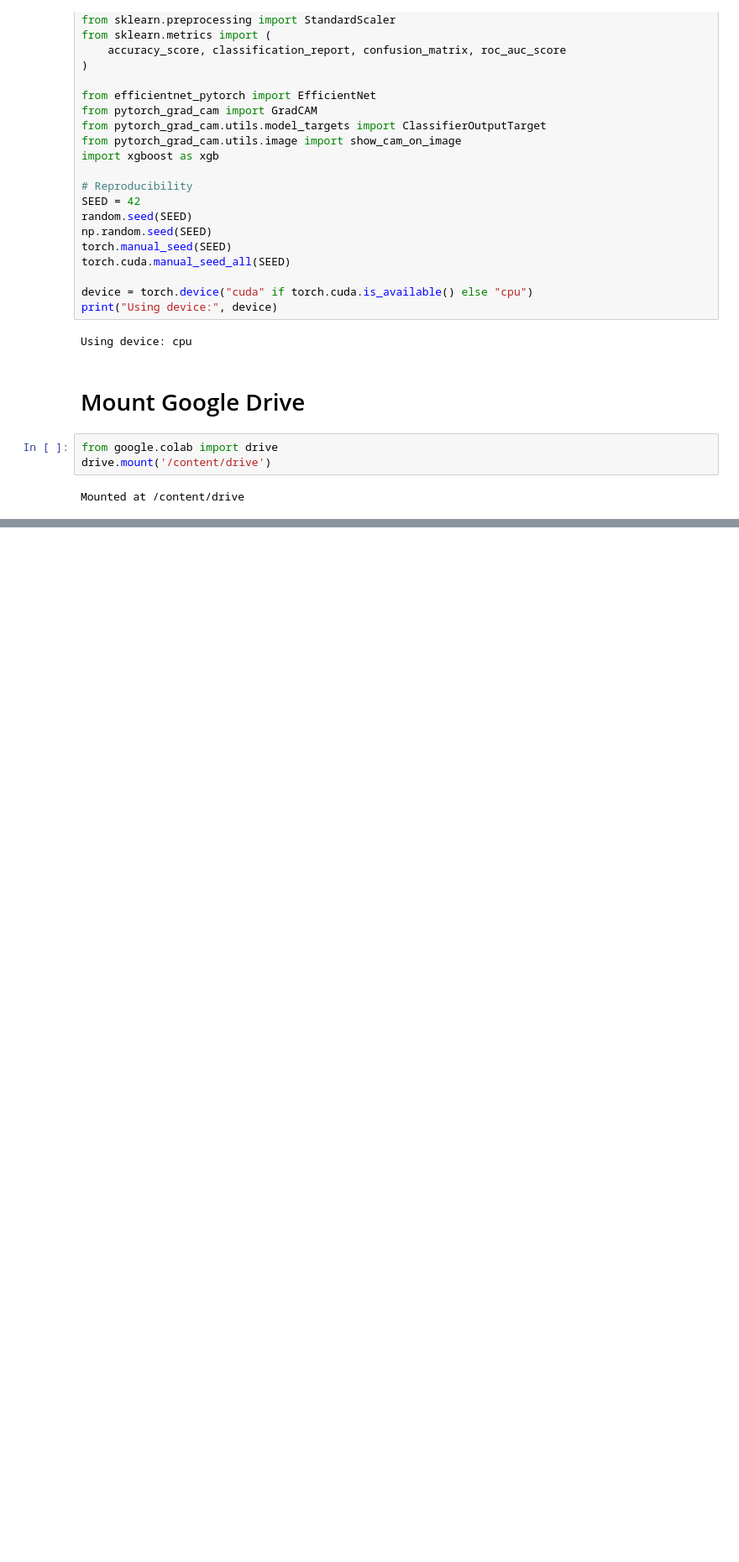
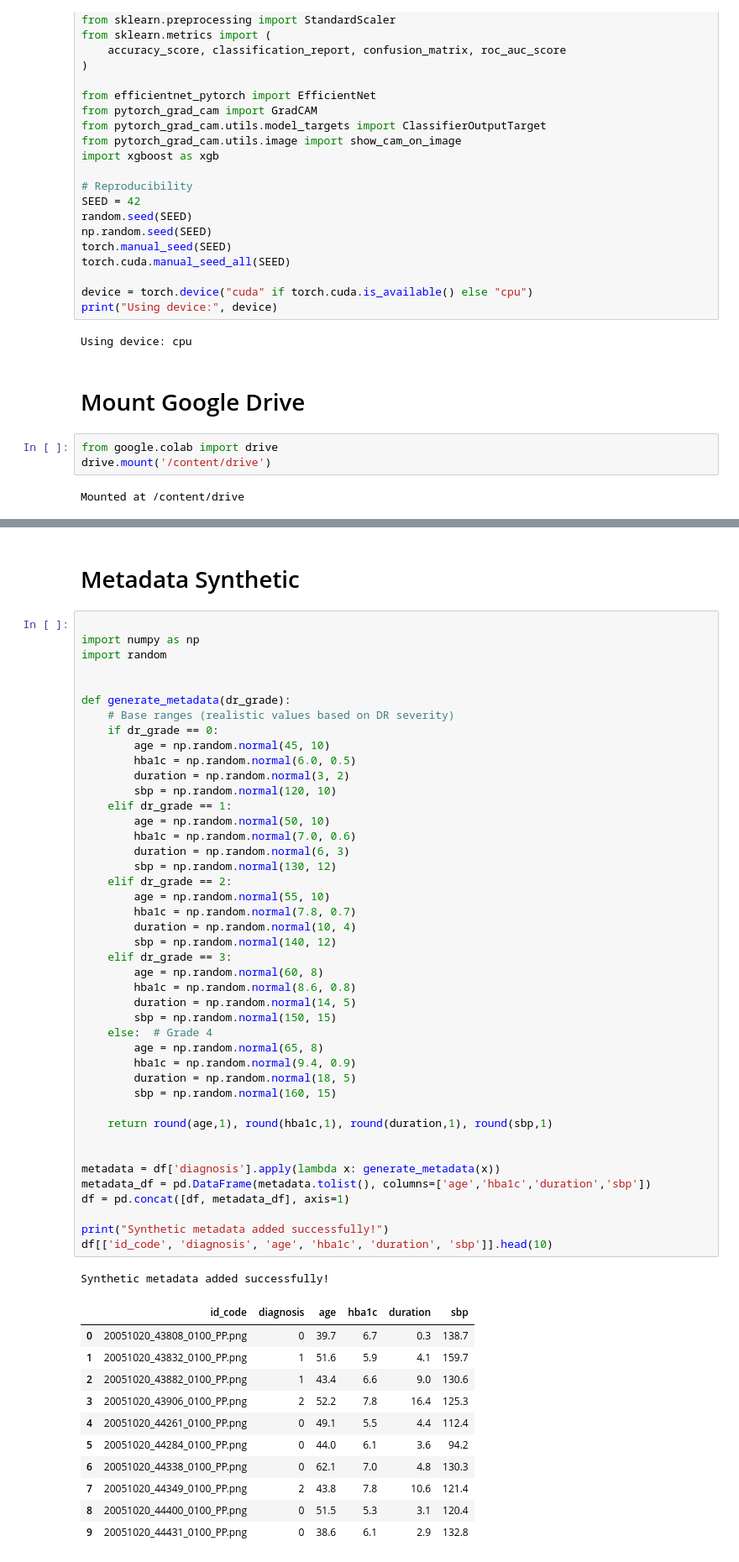
Before and after one commit to KL193/DR_Research, a Jupyter notebook: DR_Metadata_Synthesis_and_Model.ipynb, the cells around one changed output, grey strips where cells are left out. Shown at 84% size. Saved outputs shown, nothing was run; the diff lists cells and outputs as text; blank space fills up the shorter version.

Commit message:
Loaded dataset and Implement Metdata Synthetic

```diff
--- a/DR_Metadata_Synthesis_and_Model.ipynb
+++ b/DR_Metadata_Synthesis_and_Model.ipynb
@@ -301,0 +218,58 @@ Mounted at /content/drive
+# %% [markdown]
+# Metadata Synthetic
+# %%
+
+import numpy as np
+import random
+
+
+def generate_metadata(dr_grade):
+    # Base ranges (realistic values based on DR severity)
+    if dr_grade == 0:
+        age = np.random.normal(45, 10)
+        hba1c = np.random.normal(6.0, 0.5)
+        duration = np.random.normal(3, 2)
+        sbp = np.random.normal(120, 10)
+    elif dr_grade == 1:
+        age = np.random.normal(50, 10)
+        hba1c = np.random.normal(7.0, 0.6)
+        duration = np.random.normal(6, 3)
+        sbp = np.random.normal(130, 12)
+    elif dr_grade == 2:
+        age = np.random.normal(55, 10)
+        hba1c = np.random.normal(7.8, 0.7)
+        duration = np.random.normal(10, 4)
+        sbp = np.random.normal(140, 12)
+    elif dr_grade == 3:
+        age = np.random.normal(60, 8)
+        hba1c = np.random.normal(8.6, 0.8)
+        duration = np.random.normal(14, 5)
+        sbp = np.random.normal(150, 15)
+    else:  # Grade 4
+        age = np.random.normal(65, 8)
+        hba1c = np.random.normal(9.4, 0.9)
+        duration = np.random.normal(18, 5)
+        sbp = np.random.normal(160, 15)
+
+    return round(age,1), round(hba1c,1), round(duration,1), round(sbp,1)
+
+
+metadata = df['diagnosis'].apply(lambda x: generate_metadata(x))
+metadata_df = pd.DataFrame(metadata.tolist(), columns=['age','hba1c','duration','sbp'])
+df = pd.concat([df, metadata_df], axis=1)
+
+print("Synthetic metadata added successfully!")
+df[['id_code', 'diagnosis', 'age', 'hba1c', 'duration', 'sbp']].head(10)
+# %% [output]
+Synthetic metadata added successfully!
+|  | id_code | diagnosis | age | hba1c | duration | sbp |
+| 0 | 20051020_43808_0100_PP.png | 0 | 39.7 | 6.7 | 0.3 | 138.7 |
+| 1 | 20051020_43832_0100_PP.png | 1 | 51.6 | 5.9 | 4.1 | 159.7 |
+| 2 | 20051020_43882_0100_PP.png | 1 | 43.4 | 6.6 | 9.0 | 130.6 |
+| 3 | 20051020_43906_0100_PP.png | 2 | 52.2 | 7.8 | 16.4 | 125.3 |
+| 4 | 20051020_44261_0100_PP.png | 0 | 49.1 | 5.5 | 4.4 | 112.4 |
+| 5 | 20051020_44284_0100_PP.png | 0 | 44.0 | 6.1 | 3.6 | 94.2 |
+| 6 | 20051020_44338_0100_PP.png | 0 | 62.1 | 7.0 | 4.8 | 130.3 |
+| 7 | 20051020_44349_0100_PP.png | 2 | 43.8 | 7.8 | 10.6 | 121.4 |
+| 8 | 20051020_44400_0100_PP.png | 0 | 51.5 | 5.3 | 3.1 | 120.4 |
+| 9 | 20051020_44431_0100_PP.png | 0 | 38.6 | 6.1 | 2.9 | 132.8 |
```
Also changed, not shown: parts of 11 cells of this notebook.
